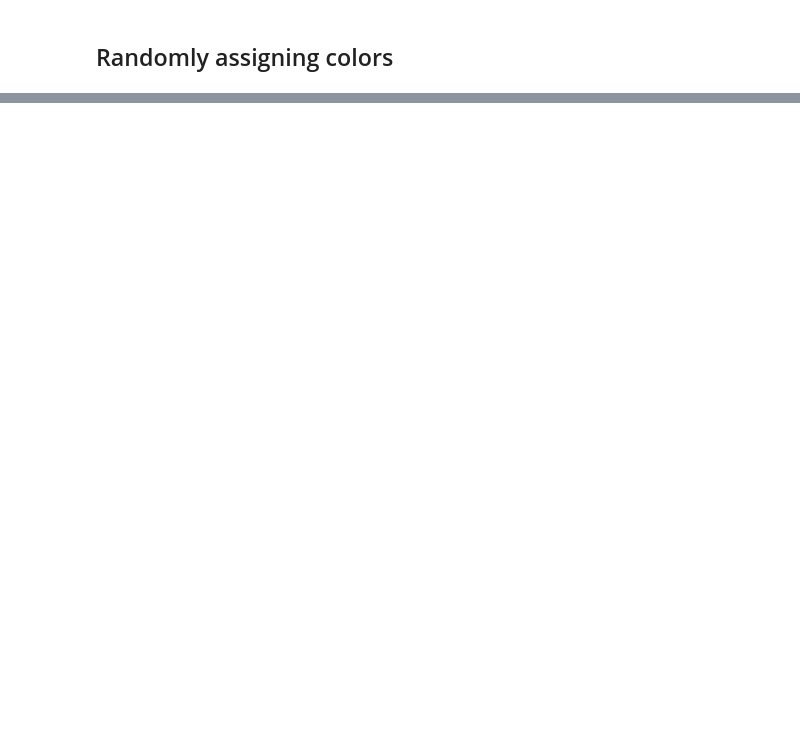
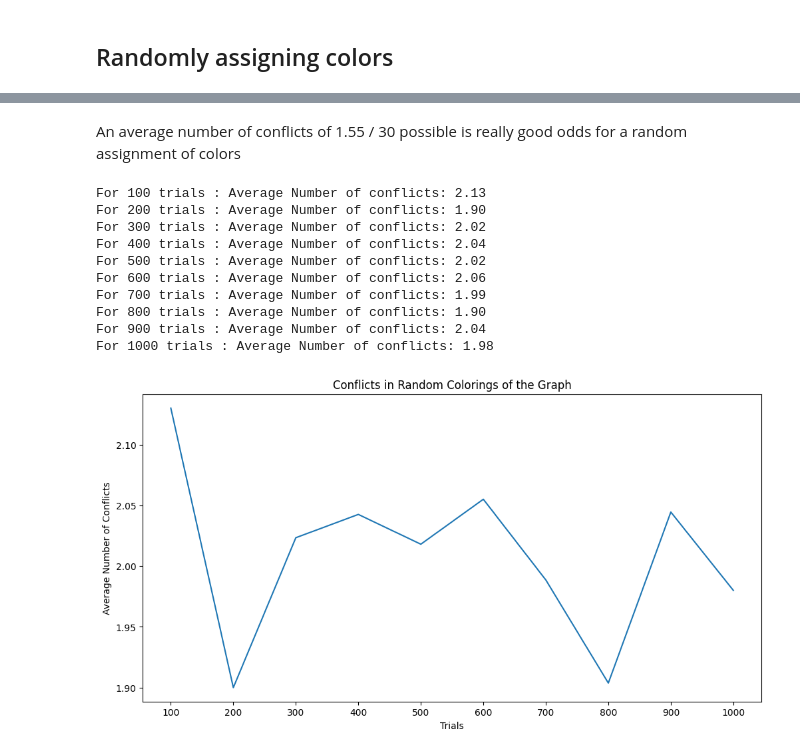
Before and after one commit to G-cae78/Graph-Colouring, a Jupyter notebook: graph.ipynb, the cells around one changed output, grey strips where cells are left out. Drawn from its saved outputs; the diff is of its cells as text; code cells hidden in the pictures; blank space fills up the shorter version.

```diff
--- a/graph.ipynb
+++ b/graph.ipynb
@@ -169,0 +156,36 @@ Trial 200: Number of conflicts: 3
+# %% [markdown]
+An average number of conflicts of 1.55 / 30 possible is really good odds for a random assignment of colors
+# %%
+average_conflicts = []
+trials = [100, 200, 300, 400, 500, 600, 700, 800, 900, 1000]
+for i in range(len(trials)):
+    list_of_conflicts = []
+    for j in range(trials[i]):
+        multiple_coloring = random_coloring(G)
+        node_colors = [coloring[node] for node in G.nodes()]
+        conflicts = coloring_conflicts(G, multiple_coloring)
+        list_of_conflicts.append(conflicts)
+    average_conflicts.append(np.mean(list_of_conflicts))
+    print(f"For {trials[i]} trials : Average Number of conflicts: {average_conflicts[-1]:.2f}")
+
+
+plt.figure(figsize=(12, 6))
+plt.plot(trials, average_conflicts)
+plt.xlabel('Trials')
+plt.ylabel('Average Number of Conflicts')
+plt.title('Conflicts in Random Colorings of the Graph')
+plt.xticks(trials)
+
+plt.show()
+# %% [output]
+For 100 trials : Average Number of conflicts: 2.13
+For 200 trials : Average Number of conflicts: 1.90
+For 300 trials : Average Number of conflicts: 2.02
+For 400 trials : Average Number of conflicts: 2.04
+For 500 trials : Average Number of conflicts: 2.02
+For 600 trials : Average Number of conflicts: 2.06
+For 700 trials : Average Number of conflicts: 1.99
+For 800 trials : Average Number of conflicts: 1.90
+For 900 trials : Average Number of conflicts: 2.04
+For 1000 trials : Average Number of conflicts: 1.98
+[figure, added]
```
Also changed, not shown: parts of 6 cells of this notebook.
